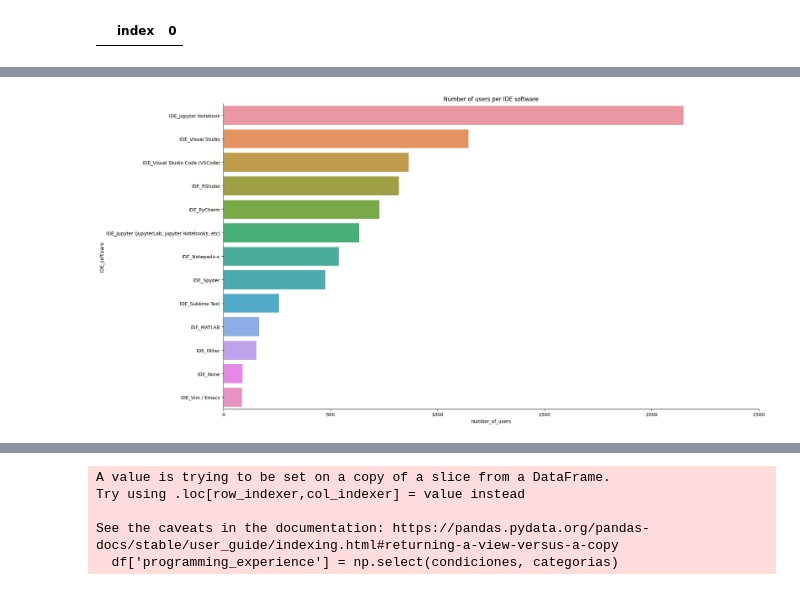
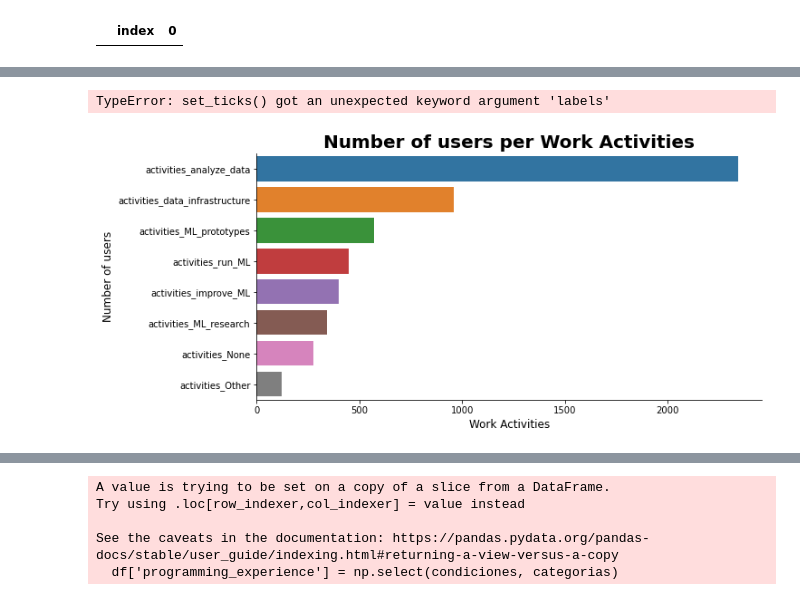
Before and after one commit to Adalab/project-da-promo-d-module-2-team-2-, a Jupyter notebook: notebooks/visualizacion.ipynb, the cells around one changed output, grey strips where cells are left out. Saved outputs shown, nothing was run; the diff lists cells and outputs as text; code cells hidden in the pictures.

Commit message:
cambios visualizacion

```diff
--- a/notebooks/visualizacion.ipynb
+++ b/notebooks/visualizacion.ipynb
@@ -211,0 +161,4 @@ df_ide
+# %%
+df_work_acts = df.loc[:, 'activities_data_infrastructure' : 'activities_None'].sum().reset_index()
+df_work_acts.columns = ['Work Activities', 'Number of Users']
+df_work_acts = df_work_acts.sort_values(by='Number of Users', ascending=False)
@@ -212,16 +177,21 @@ df_ide
 # %%
-plt.figure(figsize=(20, 10))
+plt.figure(figsize=(10, 5))
 
-fig=sns.barplot(y='IDE_software', x= 'number_of_users', data=df_ide, order= df_ide.sort_values('number_of_users', ascending= False)['IDE_software'])
+fig=sns.barplot(y='Work Activities', x= 'Number of Users', data=df_work_acts, order= df_work_acts.sort_values('Number of Users', ascending= False)['Work Activities'])
 
-fig.set_title('Number of users per IDE software')
+fig.set_title('Number of users per Work Activities', fontsize = 20, fontweight = 'bold')
 
 fig.spines[["top", "right"]].set_visible(False)
 
-fig.set_xticks(ticks = [0, 500, 1000, 1500, 2000, 2500], rotation= 45)
+fig.set_xlabel (xlabel = "Work Activities", fontsize = 12)
+fig.set_ylabel (ylabel = "Number of users", fontsize = 12)
+
+fig.set_xticks(ticks = [0, 500, 1000, 1500, 2000, 2500], labels = [0, 500, 1000, 1500, 2000, 2500], rotation= 0, fontsize = 15)
+fig.set_yticks(ticks = [0, 1, 2, 3, 4, 5, 6, 7], labels = ["Analyze data", "Build/run data infrastructure", "Build ML prototypes", "Build/run ML service", "ML improvement", "ML research", "None", "Other"], rotation = 0, fontsize = 15)
 
 plt.tight_layout()
 
 plt.show()
 # %% [output]
+TypeError: set_ticks() got an unexpected keyword argument 'labels'
-[figure, old version]
+[figure, new version]
```
Also changed, not shown: parts of 27 cells of this notebook, 1 other file.
